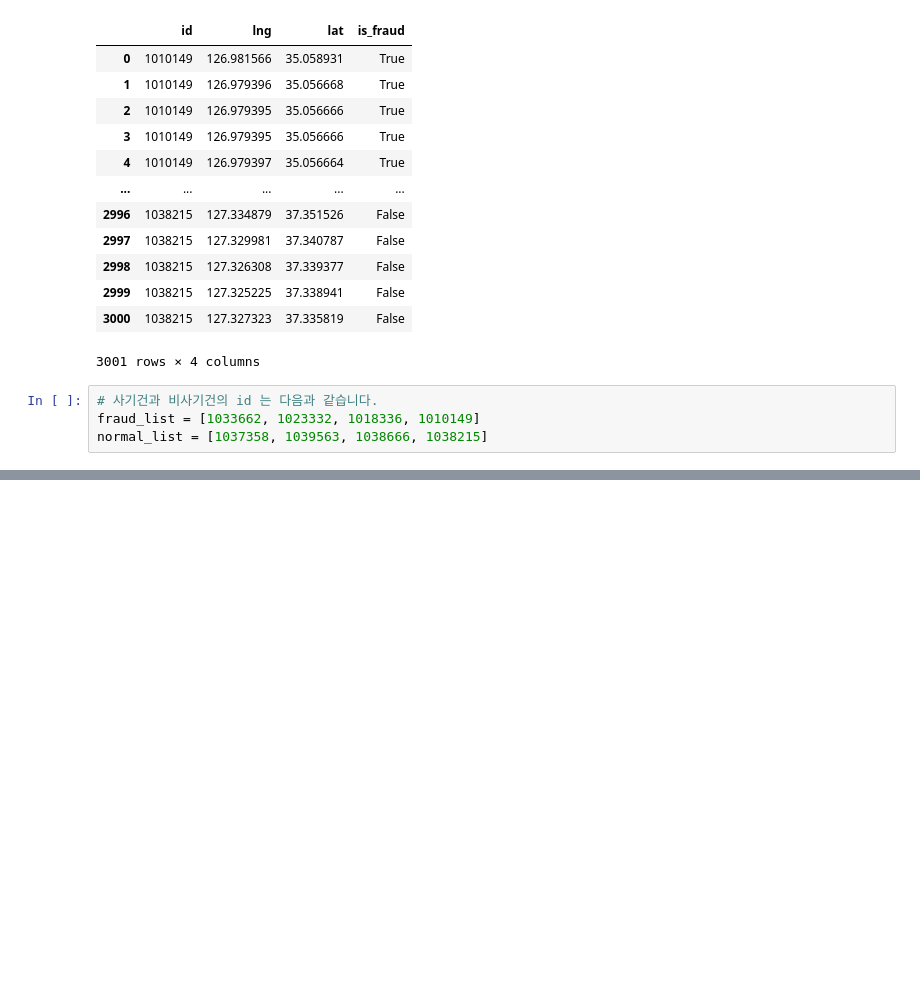
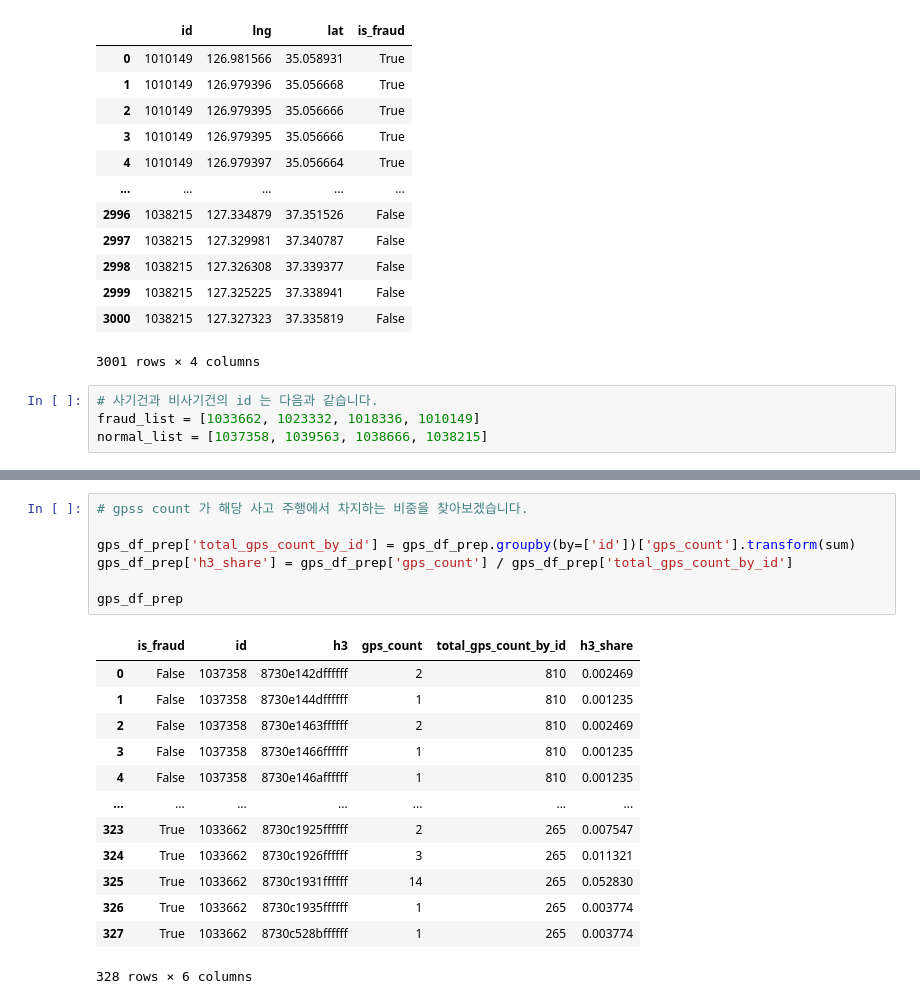
Before and after one commit to leejaesang6098/aiffel_study, a Jupyter notebook: 0920_node/H3실습.ipynb, the cells around one changed output, grey strips where cells are left out. Saved outputs shown, nothing was run; the diff lists cells and outputs as text; blank space fills up the shorter version.

```diff
--- a/0920_node/H3실습.ipynb
+++ b/0920_node/H3실습.ipynb
@@ -24,0 +143,21 @@ normal_list = [1037358, 1039563, 1038666, 1038215]
+# %%
+# gpss count 가 해당 사고 주행에서 차지하는 비중을 찾아보겠습니다.
+
+gps_df_prep['total_gps_count_by_id'] = gps_df_prep.groupby(by=['id'])['gps_count'].transform(sum)
+gps_df_prep['h3_share'] = gps_df_prep['gps_count'] / gps_df_prep['total_gps_count_by_id']
+
+gps_df_prep
+# %% [output]
+|  | is_fraud | id | h3 | gps_count | total_gps_count_by_id | h3_share |
+| 0 | False | 1037358 | 8730e142dffffff | 2 | 810 | 0.002469 |
+| 1 | False | 1037358 | 8730e144dffffff | 1 | 810 | 0.001235 |
+| 2 | False | 1037358 | 8730e1463ffffff | 2 | 810 | 0.002469 |
+| 3 | False | 1037358 | 8730e1466ffffff | 1 | 810 | 0.001235 |
+| 4 | False | 1037358 | 8730e146affffff | 1 | 810 | 0.001235 |
+| ... | ... | ... | ... | ... | ... | ... |
+| 323 | True | 1033662 | 8730c1925ffffff | 2 | 265 | 0.007547 |
+| 324 | True | 1033662 | 8730c1926ffffff | 3 | 265 | 0.011321 |
+| 325 | True | 1033662 | 8730c1931ffffff | 14 | 265 | 0.052830 |
+| 326 | True | 1033662 | 8730c1935ffffff | 1 | 265 | 0.003774 |
+| 327 | True | 1033662 | 8730c528bffffff | 1 | 265 | 0.003774 |
+328 rows × 6 columns
```
Also changed, not shown: parts of 21 cells of this notebook.
